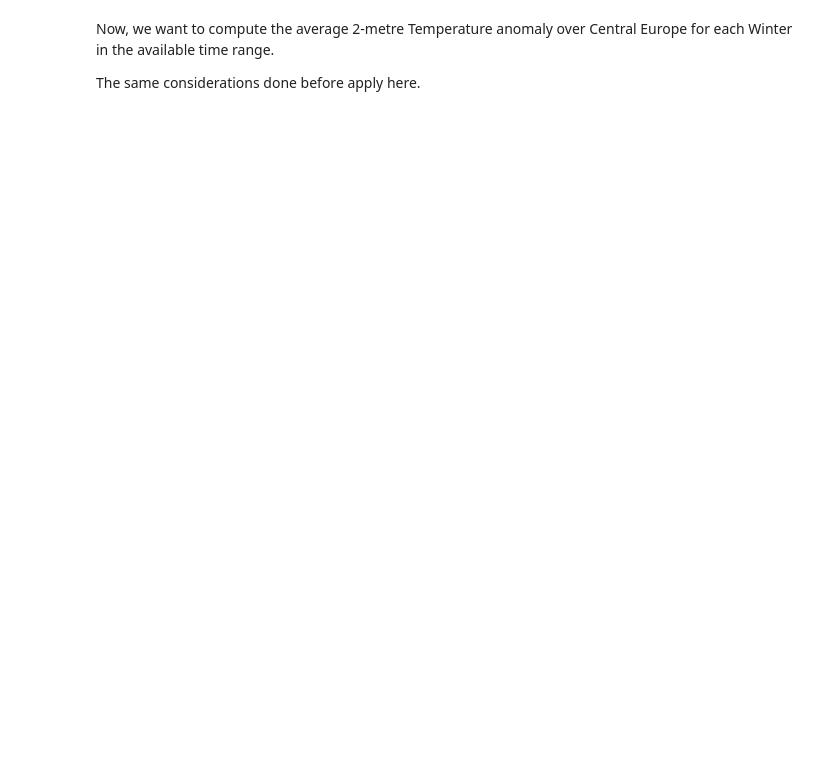
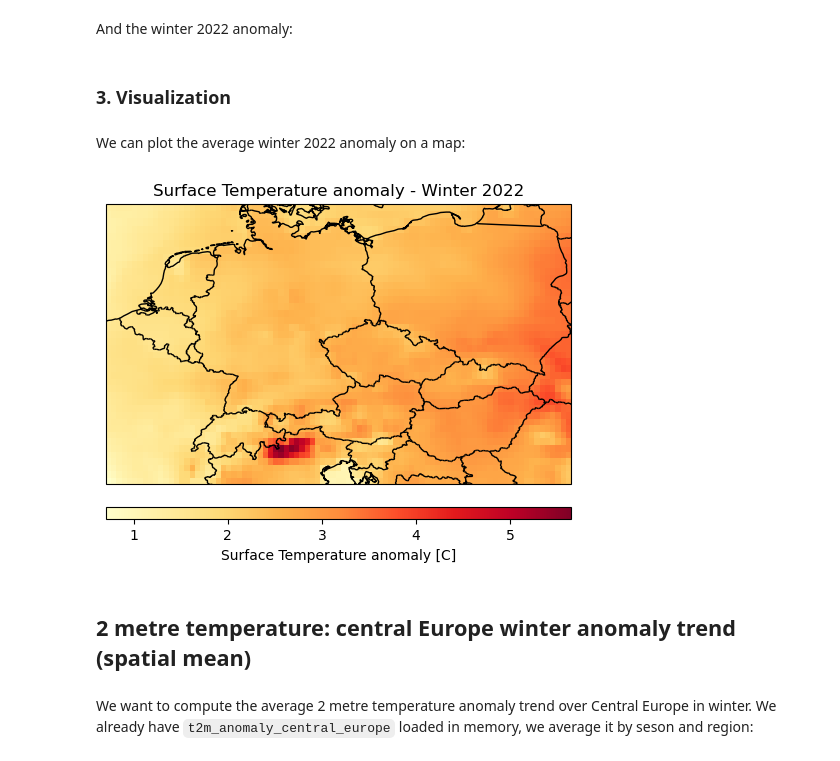
Before and after one commit to bopen/earthdatahub-notebooks, a Jupyter notebook: use-cases/tutorial-era5-ecv-for-climate-change.ipynb, the cells around one changed output. Saved outputs shown, nothing was run; the diff lists cells and outputs as text; code cells hidden in the pictures; blank space fills up the shorter version.

```diff
--- a/use-cases/tutorial-era5-ecv-for-climate-change.ipynb
+++ b/use-cases/tutorial-era5-ecv-for-climate-change.ipynb
@@ -28,6 +143,4 @@ Note that the operations prescribed in the following lines are actually performe
 # %%
-t2m = ds.t2m
-t2m_area = t2m.sel(**AREA)
-t2m_area_seasonal_mean = t2m_area.resample(time="QS-DEC").mean(dim="time")
-t2m_area_season_mean = t2m_area_seasonal_mean.sel(time=f"2022-{SEASON}")
-t2m_area_season_mean
+t2m_anomaly = ds.t2m
+t2m_anomaly_central_europe = t2m_anomaly.sel(**{"latitude": slice(55, 45), "longitude": slice(2, 24)})
+t2m_anomaly_central_europe
@@ -40,0 +195,4 @@ Let's plot the results on a map.
+# %%
+%time
+
+t2m_anomaly_central_europe = t2m_anomaly_central_europe.compute()
@@ -41,20 +208,35 @@ Let's plot the results on a map.
+# %%
+t2m_anomaly_central_europe_seasonal_mean = t2m_anomaly_central_europe.resample(time="QS-DEC").mean(dim="time")
+# %% [markdown]
+And the winter 2022 anomaly:
+# %%
+t2m_anomaly_central_europe_winter_2022_mean = t2m_anomaly_central_europe_seasonal_mean.sel(time=f"2022-{12}")
+# %% [markdown]
+### 3. Visualization
+# %% [markdown]
+We can plot the average winter 2022 anomaly on a map:
 # %%
+from cartopy import crs, feature
+import matplotlib.pyplot as plt
+
 _, ax = plt.subplots(
     figsize=(6, 6),
-    subplot_kw={"projection": PROJECTION},
+    subplot_kw={"projection": crs.Miller()},
 )
-t2m_area_season_mean.plot(
+t2m_anomaly_central_europe_winter_2022_mean.plot(
     ax=ax,
     cmap="YlOrRd",
     transform=crs.PlateCarree(),
     cbar_kwargs={"orientation": "horizontal", "pad": 0.05, "aspect": 40, "label": "Surface Temperature anomaly [C]"},
 )
 ax.coastlines()
 ax.add_feature(feature.BORDERS)
 ax.set_title("Surface Temperature anomaly - Winter 2022")
 plt.show()
+# %% [output]
+[figure, added]
+# %% [markdown]
+## 2 metre temperature: central Europe winter anomaly trend (spatial mean)
 # %% [markdown]
-Now, we want to compute the average 2-metre Temperature anomaly over Central Europe for each Winter in the available time range.
-
-The same considerations done before apply here.
+We want to compute the average 2 metre temperature anomaly trend over Central Europe in winter. We already have `t2m_anomaly_central_europe` loaded in memory, we average it by seson and region:
 # %%
```
Also changed, not shown: parts of 25 cells of this notebook.
